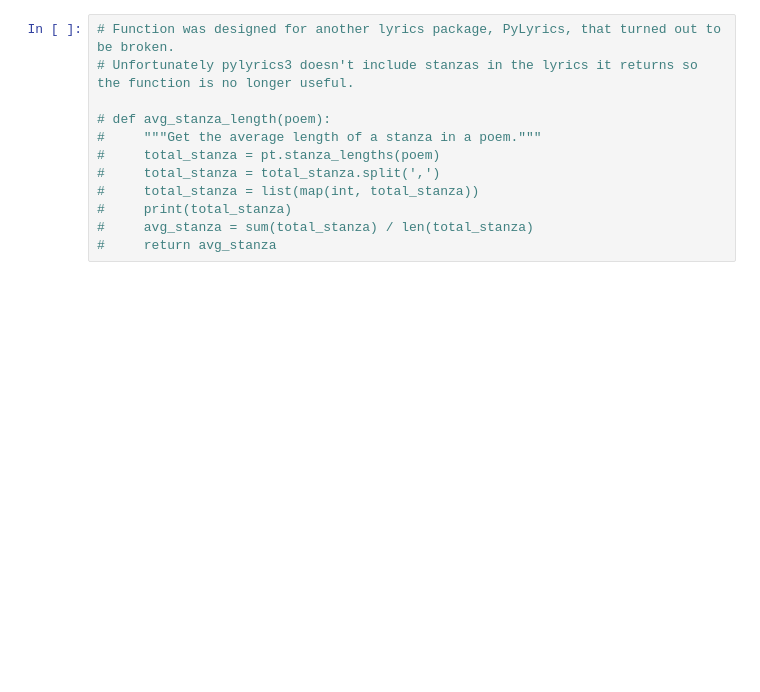
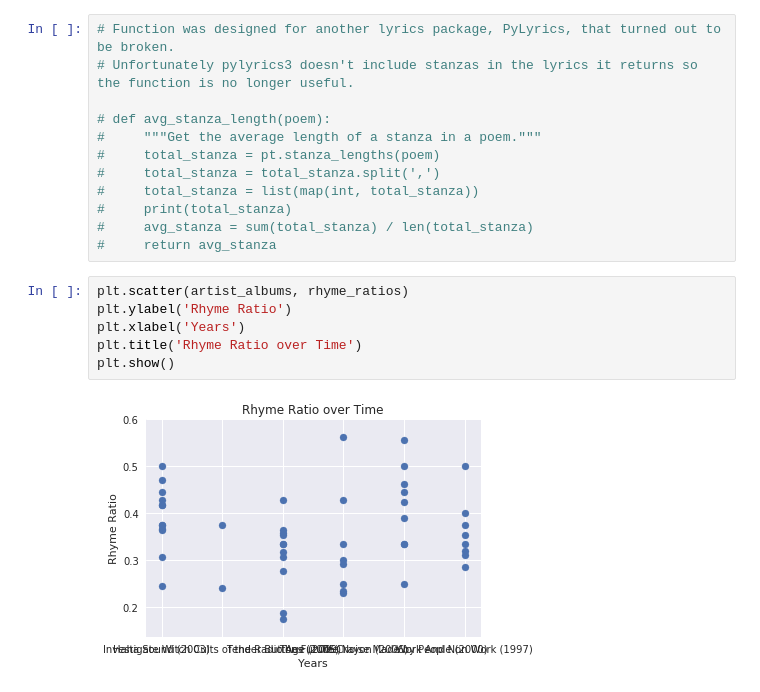
Before and after one commit to Gbachant/rhyme-scheme, a Jupyter notebook: rhyme-scheme.ipynb, the cells around one changed output. Saved outputs shown, nothing was run; the diff lists cells and outputs as text; blank space fills up the shorter version.

```diff
--- a/rhyme-scheme.ipynb
+++ b/rhyme-scheme.ipynb
@@ -117,3 +121,11 @@ df
 #     print(total_stanza)
 #     avg_stanza = sum(total_stanza) / len(total_stanza)
 #     return avg_stanza
+# %%
+plt.scatter(artist_albums, rhyme_ratios)
+plt.ylabel('Rhyme Ratio')
+plt.xlabel('Years')
+plt.title('Rhyme Ratio over Time')
+plt.show()
+# %% [output]
+[figure, added]
```
Also changed, not shown: parts of 5 cells of this notebook.
